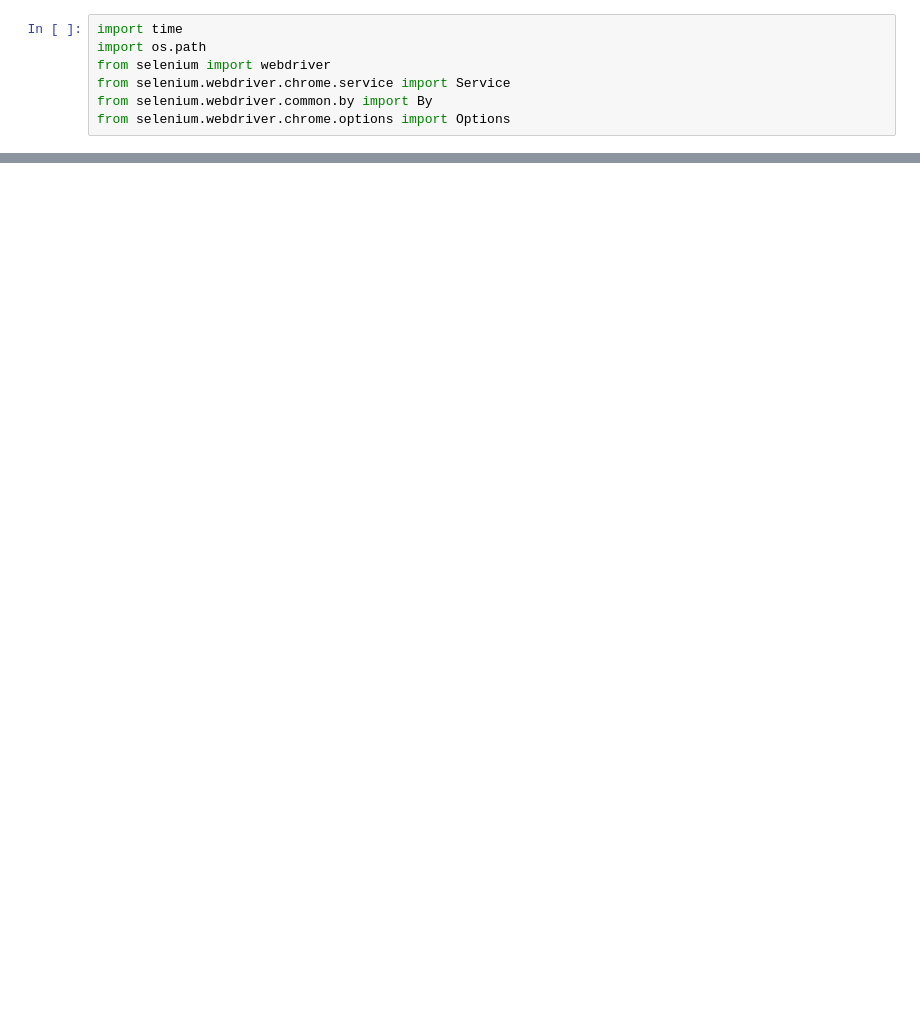
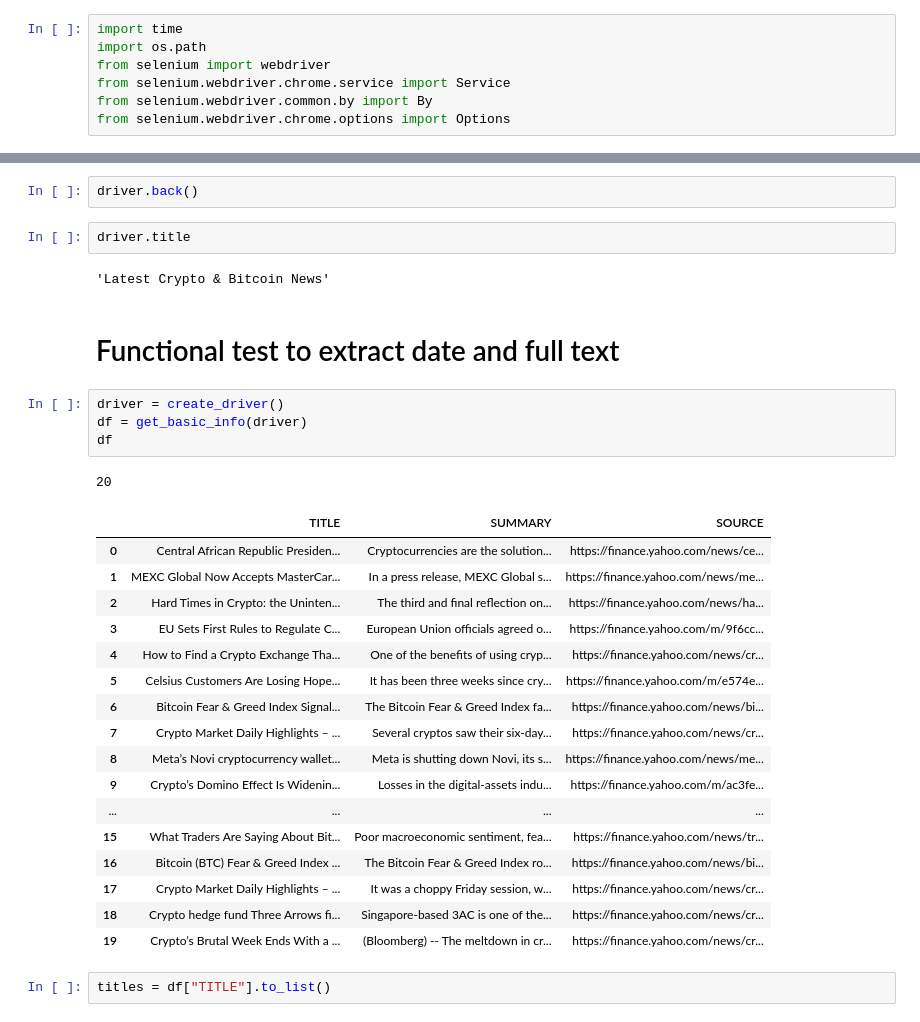
Before and after one commit to Thomas033/crypto_web_scraping, a Jupyter notebook: notebooks/selenium.ipynb, the cells around one changed output, grey strips where cells are left out. Drawn from its saved outputs; the diff is of its cells as text; blank space fills up the shorter version.

```diff
--- a/notebooks/selenium.ipynb
+++ b/notebooks/selenium.ipynb
@@ -32,0 +146,33 @@ df
+# %%
+driver.back()
+# %%
+driver.title
+# %% [output]
+'Latest Crypto & Bitcoin News'
+# %% [markdown]
+# Functional test to extract date and full text
+# %%
+driver = create_driver()
+df = get_basic_info(driver)
+df
+# %% [output]
+20
+|  | TITLE | SUMMARY | SOURCE |
+| 0 | Central African Republic Presiden... | Cryptocurrencies are the solution... | https://finance.yahoo.com/news/ce... |
+| 1 | MEXC Global Now Accepts MasterCar... | In a press release, MEXC Global s... | https://finance.yahoo.com/news/me... |
+| 2 | Hard Times in Crypto: the Uninten... | The third and final reflection on... | https://finance.yahoo.com/news/ha... |
+| 3 | EU Sets First Rules to Regulate C... | European Union officials agreed o... | https://finance.yahoo.com/m/9f6cc... |
+| 4 | How to Find a Crypto Exchange Tha... | One of the benefits of using cryp... | https://finance.yahoo.com/news/cr... |
+| 5 | Celsius Customers Are Losing Hope... | It has been three weeks since cry... | https://finance.yahoo.com/m/e574e... |
+| 6 | Bitcoin Fear & Greed Index Signal... | The Bitcoin Fear & Greed Index fa... | https://finance.yahoo.com/news/bi... |
+| 7 | Crypto Market Daily Highlights – ... | Several cryptos saw their six-day... | https://finance.yahoo.com/news/cr... |
+| 8 | Meta’s Novi cryptocurrency wallet... | Meta is shutting down Novi, its s... | https://finance.yahoo.com/news/me... |
+| 9 | Crypto’s Domino Effect Is Widenin... | Losses in the digital-assets indu... | https://finance.yahoo.com/m/ac3fe... |
+| ... | ... | ... | ... |
+| 15 | What Traders Are Saying About Bit... | Poor macroeconomic sentiment, fea... | https://finance.yahoo.com/news/tr... |
+| 16 | Bitcoin (BTC) Fear & Greed Index ... | The Bitcoin Fear & Greed Index ro... | https://finance.yahoo.com/news/bi... |
+| 17 | Crypto Market Daily Highlights – ... | It was a choppy Friday session, w... | https://finance.yahoo.com/news/cr... |
+| 18 | Crypto hedge fund Three Arrows fi... | Singapore-based 3AC is one of the... | https://finance.yahoo.com/news/cr... |
+| 19 | Crypto’s Brutal Week Ends With a ... | (Bloomberg) -- The meltdown in cr... | https://finance.yahoo.com/news/cr... |
+# %%
+titles = df["TITLE"].to_list()
```
Also changed, not shown: parts of 52 cells of this notebook, 1 other file.
